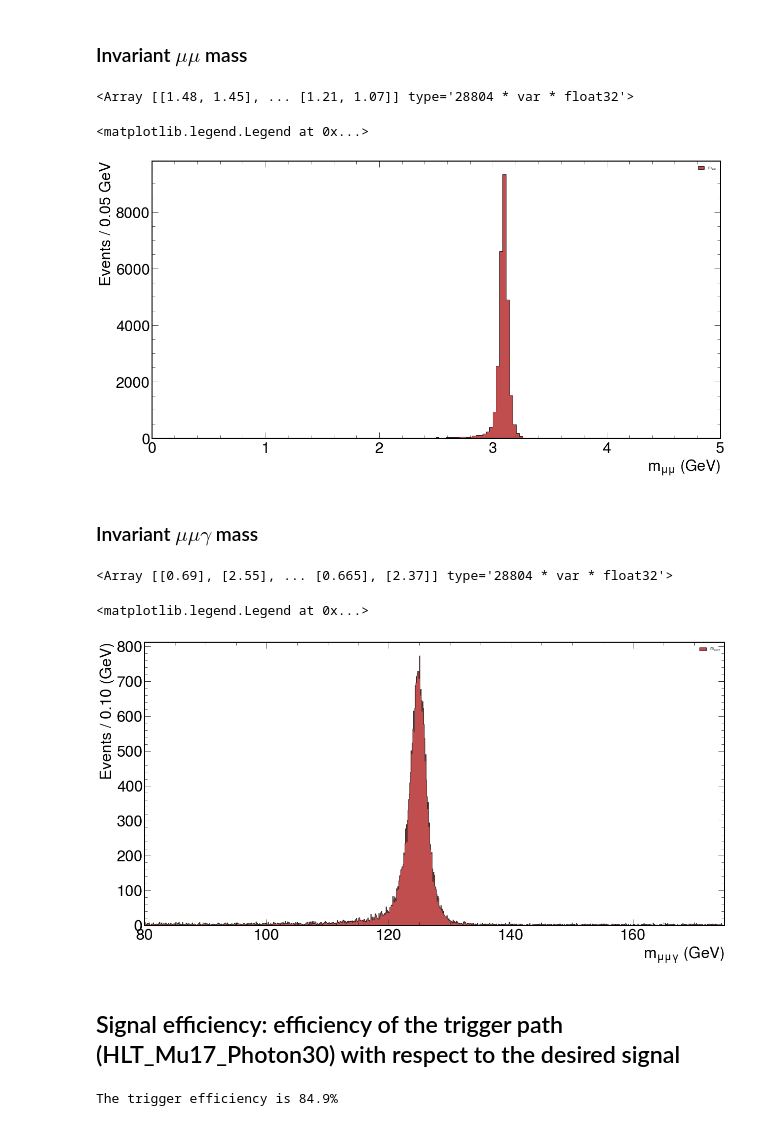
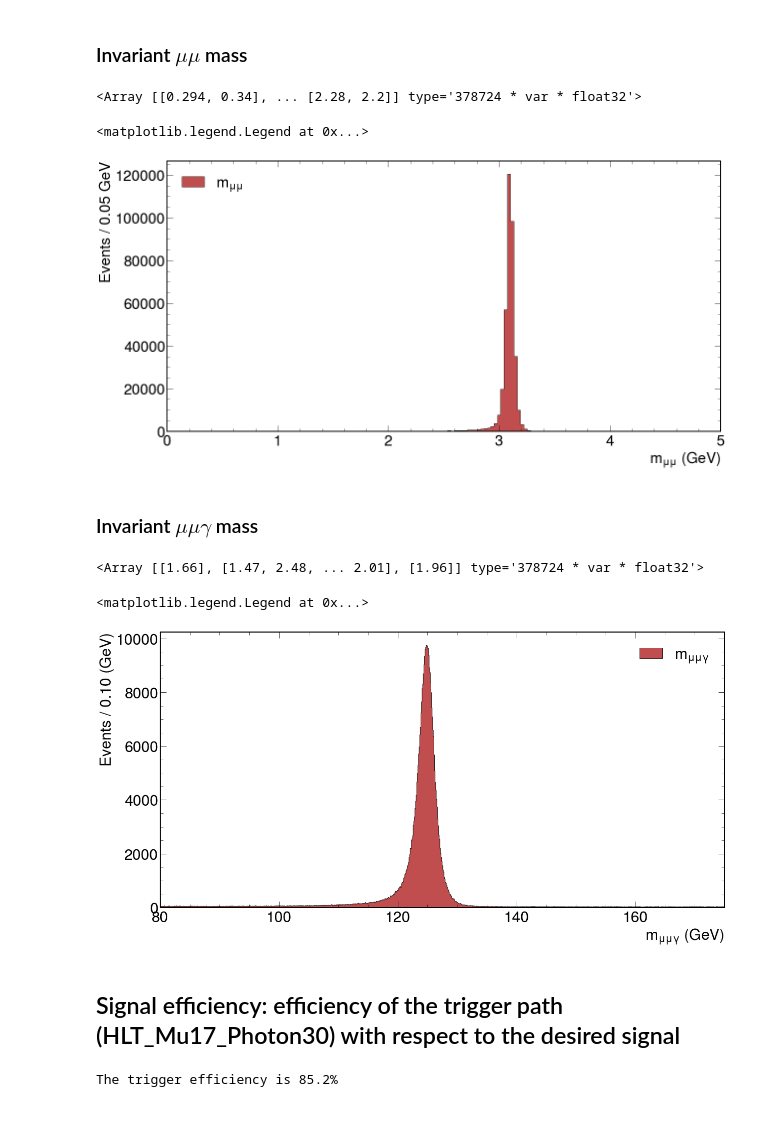
Before and after one commit to javivilladamigo/ResearchActivities, a Jupyter notebook: coffeaAnalysis.ipynb, the cells around one changed output. Cells and saved outputs as stored; diff of their text form; code cells hidden in the pictures.

```diff
--- a/coffeaAnalysis.ipynb
+++ b/coffeaAnalysis.ipynb
@@ -16,7 +16,7 @@ from coffea.nanoevents import NanoEventsFactory, NanoAODSchema
 # read the file
 
 #events = NanoEventsFactory.from_root('GluGluToH_HToJPsiG_JPsiToMuMu_TuneCP5_13TeV-madgraph-pythia8_RunIISummer20UL16_Skim.root', schemaclass = NanoAODSchema.v7, treepath='Events').events()
-events = NanoEventsFactory.from_root('data.nosync/mergedFile.root', schemaclass = NanoAODSchema.v7, treepath='mergedEvents').events()
+events = NanoEventsFactory.from_root('/Users/javi/Documents/Padova/Research.nosync/ResearchActivities/data.nosync/OutputTest/mergedFile.root', schemaclass = NanoAODSchema.v7, treepath='mergedEvents').events()
 # %%
 # show the available contents for each of the events
 
@@ -212,7 +209,7 @@ ax.legend()
 muon_theta = 2 * np.arctan(np.exp(selected_events.Muon.eta))
 muon_theta
 # %% [output]
-<Array [[1.48, 1.45], ... [1.21, 1.07]] type='28804 * var * float32'>
+<Array [[0.294, 0.34], ... [2.28, 2.2]] type='378724 * var * float32'>
 # %%
 # module of P
 muon_P = selected_events.Muon.pt / np.sin(muon_theta)
@@ -257,17 +254,17 @@ ax.set_xlabel("$m_{\mu \mu}\ ({\\rm GeV})$", fontsize = 30)
 ax.set_ylabel("Events / %.2f GeV" % width, fontsize = 30)
 ax.set_xlim(min, max)
 #ax.set_ylim(0, 5)
-ax.legend()
+ax.legend(loc = "best", fontsize = 30)
 # %% [output]
 <matplotlib.legend.Legend at 0x...>
-[figure, old version]
+[figure, new version]
 # %% [markdown]
 ### Invariant $\mu \mu \gamma$ mass
 # %%
 photon_theta = 2 * np.arctan(np.exp(selected_events.Photon.eta))
 photon_theta
 # %% [output]
-<Array [[0.69], [2.55], ... [0.665], [2.37]] type='28804 * var * float32'>
+<Array [[1.66], [1.47, 2.48, ... 2.01], [1.96]] type='378724 * var * float32'>
 # %%
 # module of P
 photon_P = selected_events.Photon.pt / np.sin(photon_theta)
@@ -291,31 +288,31 @@ mumuG_m = (mumuG_e ** 2 - mumuG_Px ** 2 - mumuG_Py ** 2 - mumuG_Pz ** 2) ** 0.5
 # %%
 min = 80
 max = 175
 width = 0.1 # GeV
 nbins = int(round((max - min) / width))
 
 obs = ak.flatten(mumuG_m[(mumuG_m > min) & (mumuG_m < max)], axis = None)
 
 fig, ax = plt.subplots(figsize=(20, 10))
 ax.hist(
     obs,
     bins = nbins,
     histtype = "stepfilled",
     color = "firebrick",
     alpha = 0.8,
     edgecolor = "black",
     label = r"$m_{\mu \mu \gamma}$"
 )
 #ax.set_yscale("log")
 ax.tick_params(axis = 'both', which = 'major', labelsize = 30)
 ax.set_xlabel("$m_{\mu \mu \gamma}\ ({\\rm GeV})$", fontsize = 30)
 ax.set_ylabel("Events / %.2f (GeV)" % width, fontsize = 30)
 ax.set_xlim(min, max)
 #ax.set_ylim(0, 5)
-ax.legend()
+ax.legend(loc = "best", fontsize = 30)
 # %% [output]
 <matplotlib.legend.Legend at 0x...>
-[figure, old version]
+[figure, new version]
 # %% [markdown]
 ## Signal efficiency: efficiency of the trigger path (HLT_Mu17_Photon30) with respect to the desired signal
 # %%
@@ -325,4 +322,4 @@ num = ak.sum( ak.any(events.Muon[events.HLT.Mu17_Photon30_IsoCaloId].pt > leadin
 trig_eff = num / den * 100
 print("The trigger efficiency is %.1f%%" % trig_eff)
 # %% [output]
-The trigger efficiency is 84.9%
+The trigger efficiency is 85.2%
```
Also changed, not shown: parts of 5 cells of this notebook.
